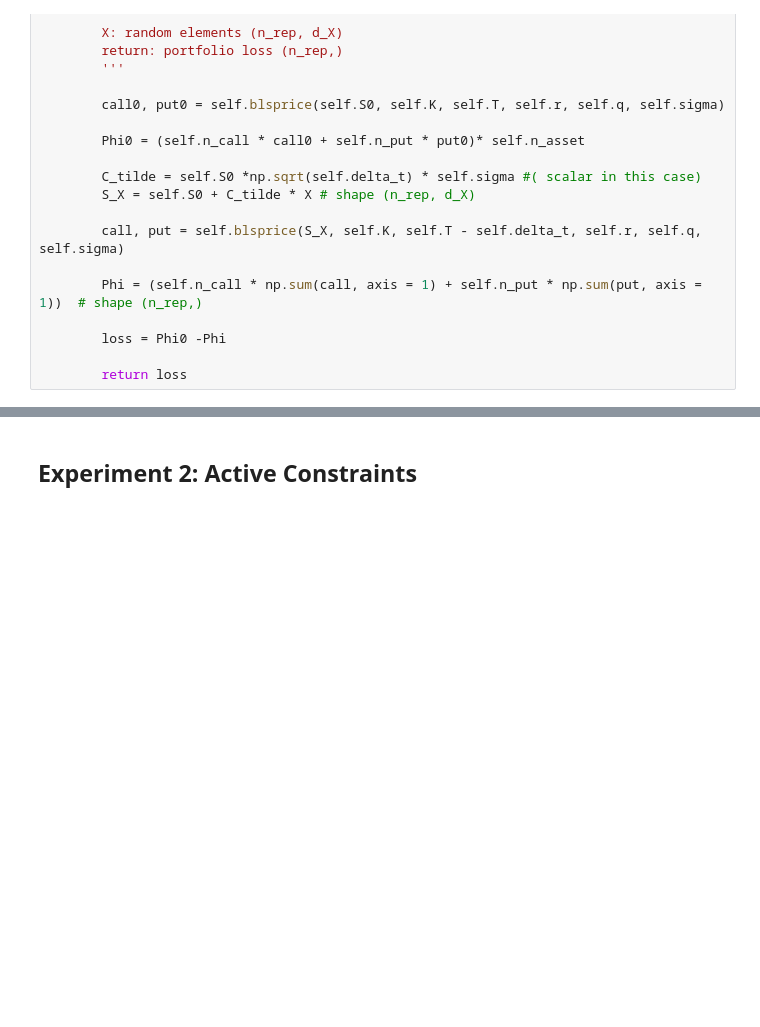
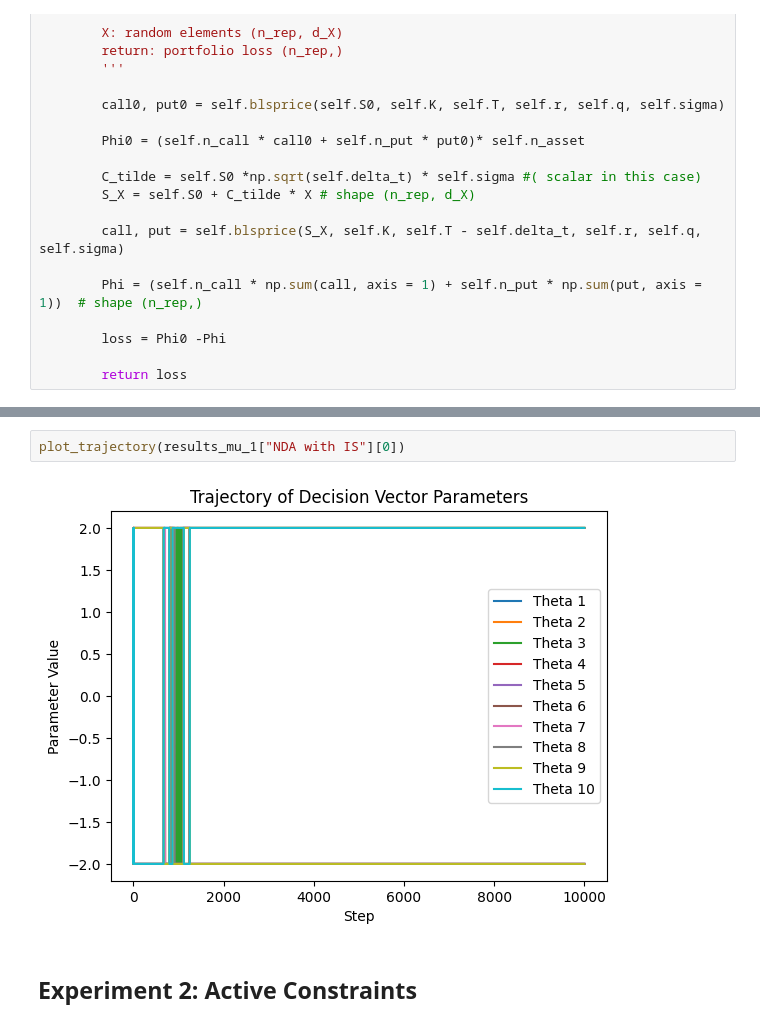
Before and after one commit to Wmeesena/optimal_importance_sampling, a Jupyter notebook: notebook.ipynb, the cells around one changed output, grey strips where cells are left out. Drawn from its saved outputs; the diff is of its cells as text; blank space fills up the shorter version.

```diff
--- a/notebook.ipynb
+++ b/notebook.ipynb
@@ -561,3 +629,7 @@ results_theta_1
+# %%
+plot_trajectory(results_mu_1["NDA with IS"][0])
+# %% [output]
+[figure, added]
 # %% [markdown]
 ## Experiment 2: Active Constraints
 # %% [markdown]
```
Also changed, not shown: parts of 24 cells of this notebook.
